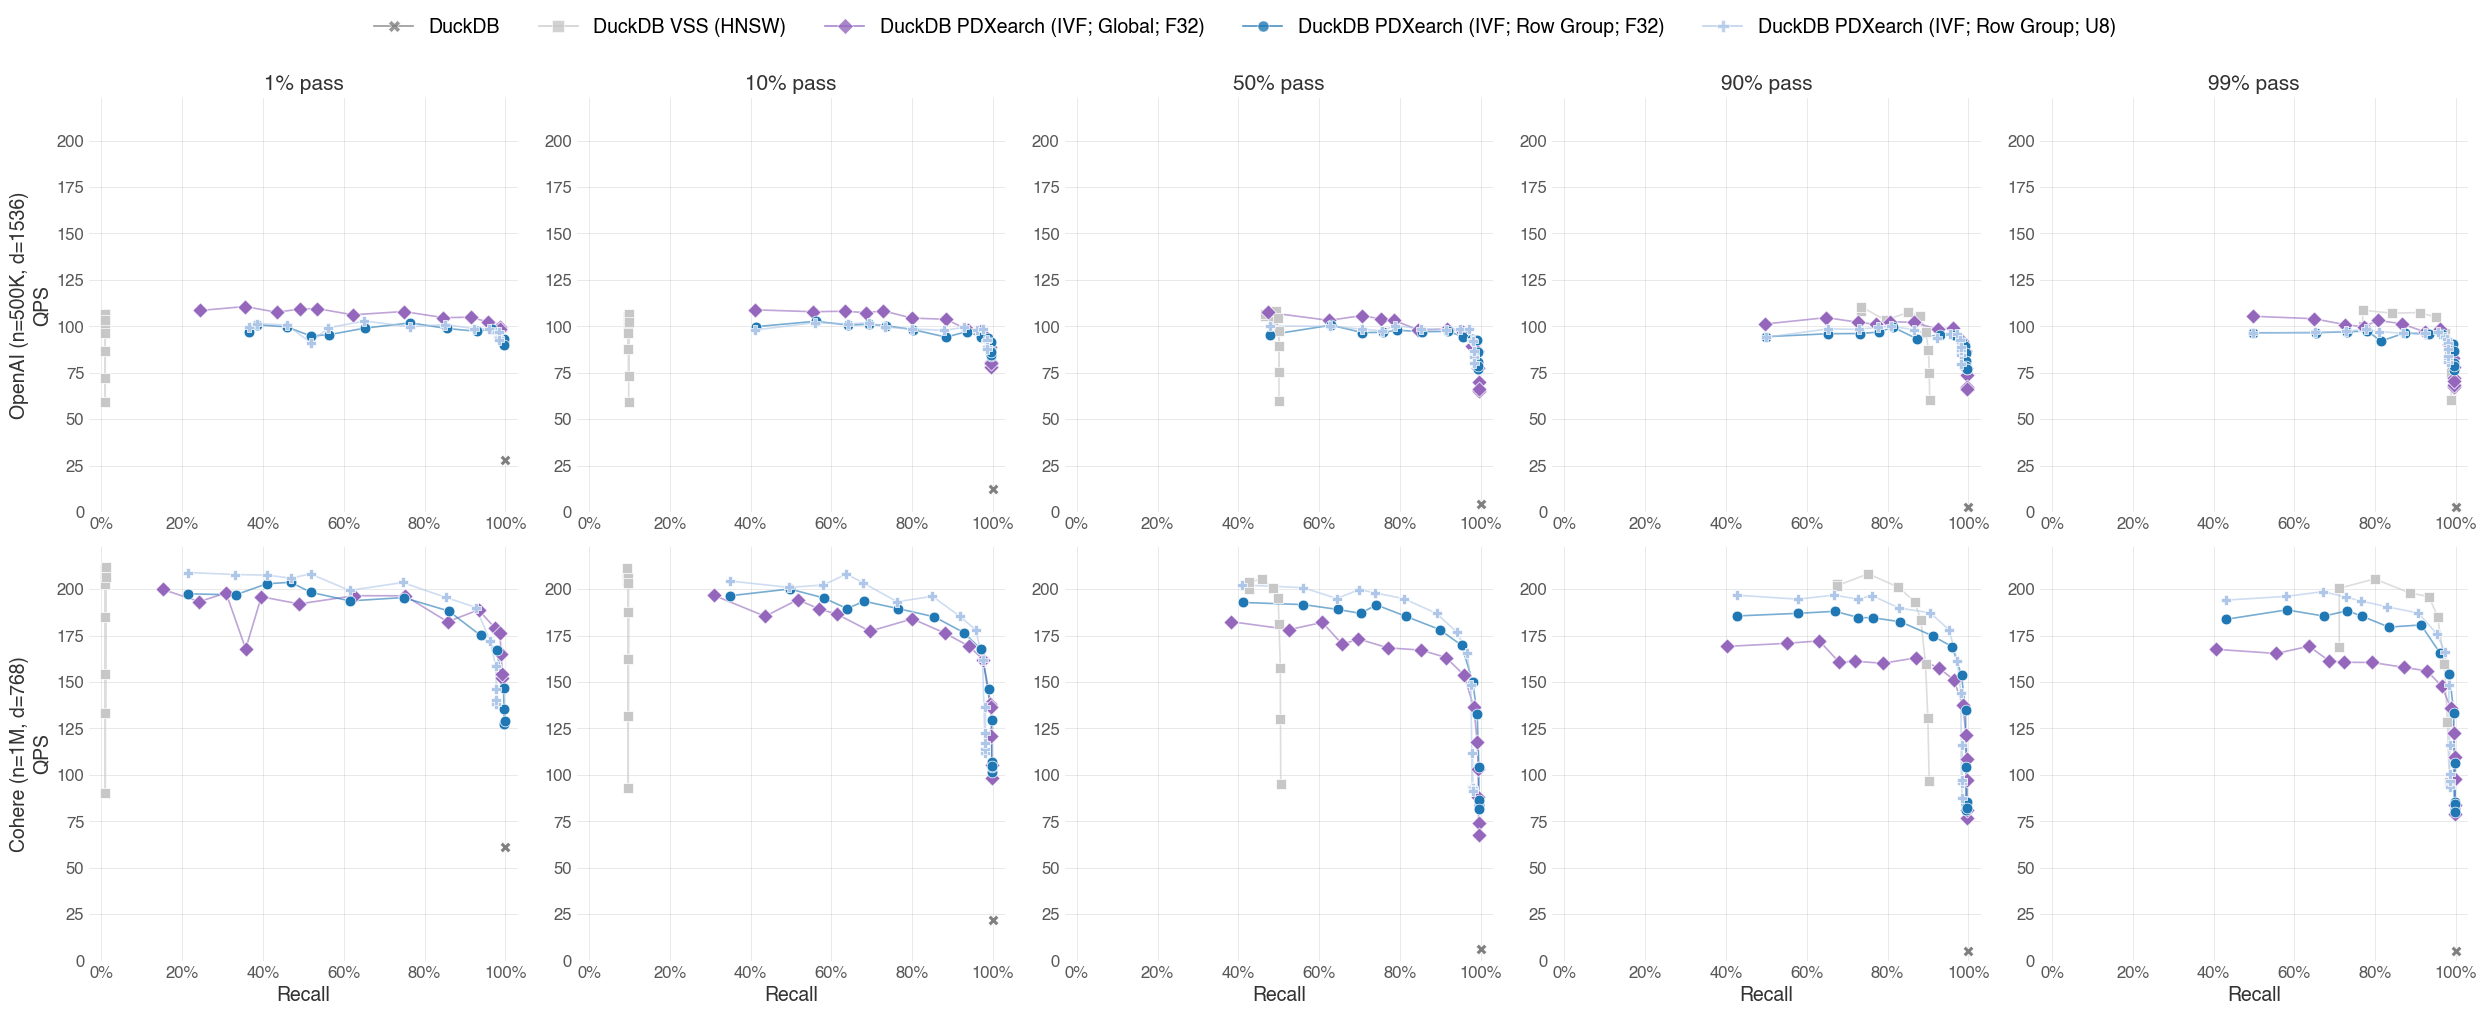
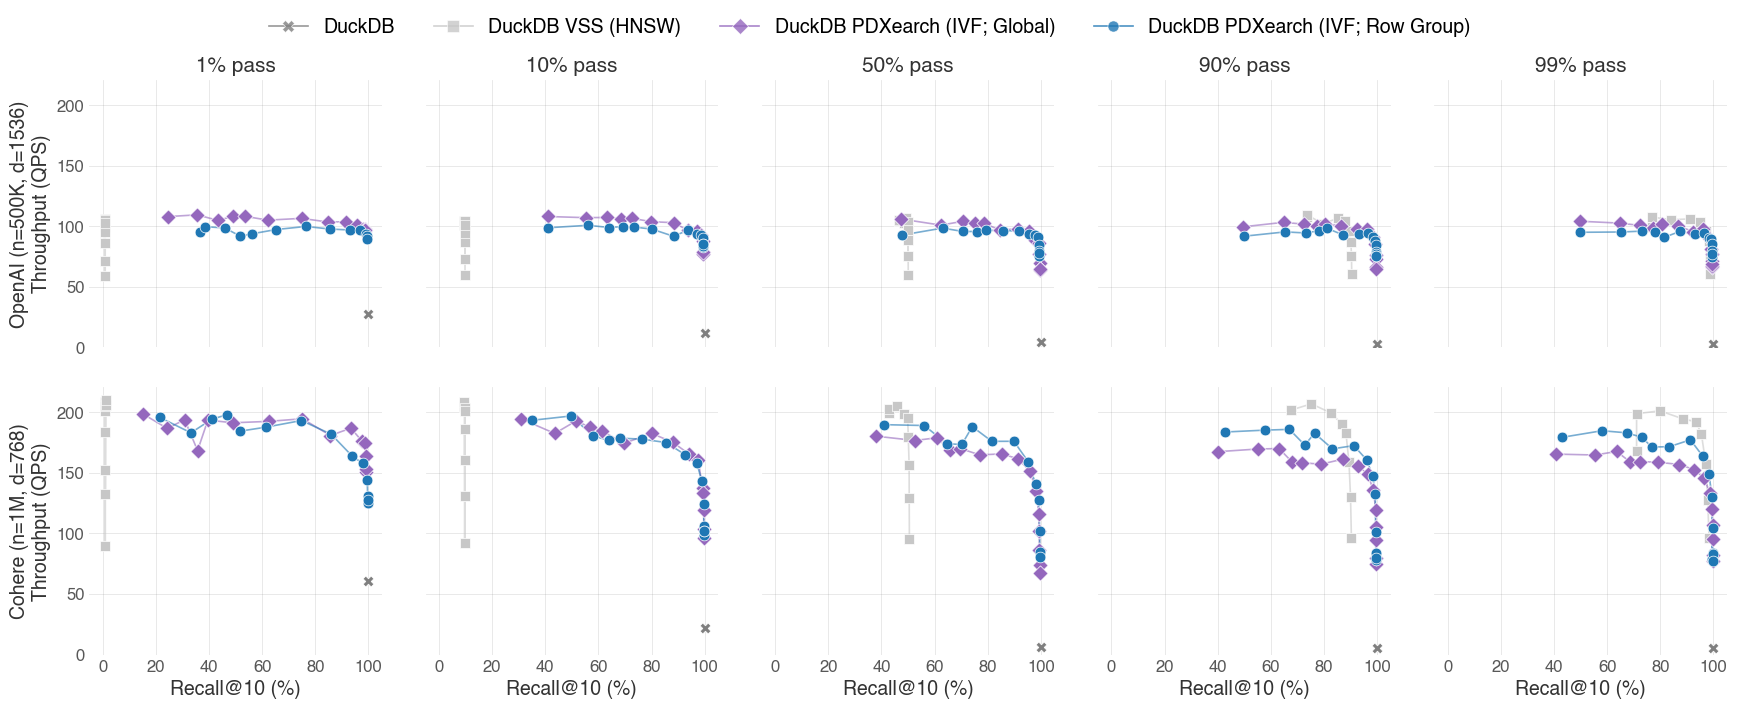
Unified diff of the notebook cell whose output changed from the first chart to the second:
--- before
+++ after
@@ -8,8 +8,14 @@
 apply_style()
 
+# Exclude quantized version.
+filtered_records = [r for r in records if "U8" not in r["index"]]
+# Remove quantization from index name as all use F32.
+for r in filtered_records:
+    r["index"] = r["index"].replace("; F32", "")
+
 # Group records: (dataset, filter_rate) -> index_type -> list of (recall, qps)
 grouped: dict[tuple, dict[str, list[tuple[float, float]]]] = defaultdict(lambda: defaultdict(list))
 
-for r in records:
+for r in filtered_records:
     grouped[(r["dataset"], r["filter_rate"])][r["index"]].append((r["recall"], r["serial_qps"]))
 
@@ -21,7 +27,7 @@
 n_rows = len(datasets)
 n_cols = len(filter_rates)
-fig, axes = plt.subplots(n_rows, n_cols, figsize=(5 * n_cols, 5 * n_rows), squeeze=False)
+fig, axes = plt.subplots(n_rows, n_cols, figsize=(3.5 * n_cols, 3.5 * n_rows), squeeze=False)
 
-global_ymax = max(r["serial_qps"] for r in records) * 1.05
+global_ymax = max(r["serial_qps"] for r in filtered_records) * 1.05
 
 for row_idx, ds in enumerate(datasets):
@@ -51,7 +57,7 @@
 
         if row_idx == n_rows - 1:
-            ax.set_xlabel("Recall", fontsize=LABEL_FONTSIZE, color=FONT_COLOR)
+            ax.set_xlabel("Recall@10 (%)", fontsize=LABEL_FONTSIZE, color=FONT_COLOR)
         if col_idx == 0:
-            ax.set_ylabel(f"{ds_title}\nQPS", fontsize=LABEL_FONTSIZE, color=FONT_COLOR)
+            ax.set_ylabel(f"{ds_title}\nThroughput (QPS)", fontsize=LABEL_FONTSIZE, color=FONT_COLOR)
 
         ax.grid(True, linestyle='-', linewidth=0.6, color='gray', alpha=0.2)
@@ -63,12 +69,17 @@
         ax.spines['bottom'].set_visible(False)
 
-        ax.set_xlim(-0.03, 1.03)
-        ax.set_ylim(0, global_ymax)
+        ax.set_xlim(-0.05, 1.05)
+        ax.set_ylim(-0.05, global_ymax + 0.05)
         ax.set_xticks([i / 5 for i in range(6)])
-        ax.xaxis.set_major_formatter(plt.FuncFormatter(lambda x, _: f"{x:.0%}"))
+        ax.xaxis.set_major_formatter(plt.FuncFormatter(lambda x, _: f"{x * 100:.0f}"))
 
         ax.tick_params(axis='both', colors=TICK_FONTS_COLOR, length=0)
         ax.tick_params(axis='x', labelsize=TICK_FONTSIZE)
         ax.tick_params(axis='y', labelsize=TICK_FONTSIZE)
+
+        if row_idx != n_rows - 1:
+            ax.set_xticklabels([])
+        if col_idx != 0:
+            ax.set_yticklabels([])
 
 legend_handles = []
@@ -84,3 +95,4 @@
 
 fig.tight_layout(rect=[0, 0, 1, 0.96])
+fig.subplots_adjust(wspace=0.15, hspace=0.15)
 plt.savefig("index_filtered_search_selectivity.pdf", dpi=PLOT_DPI, bbox_inches='tight')

Commit: feat: exclude quantized results from and improve filtered search selectivity plot